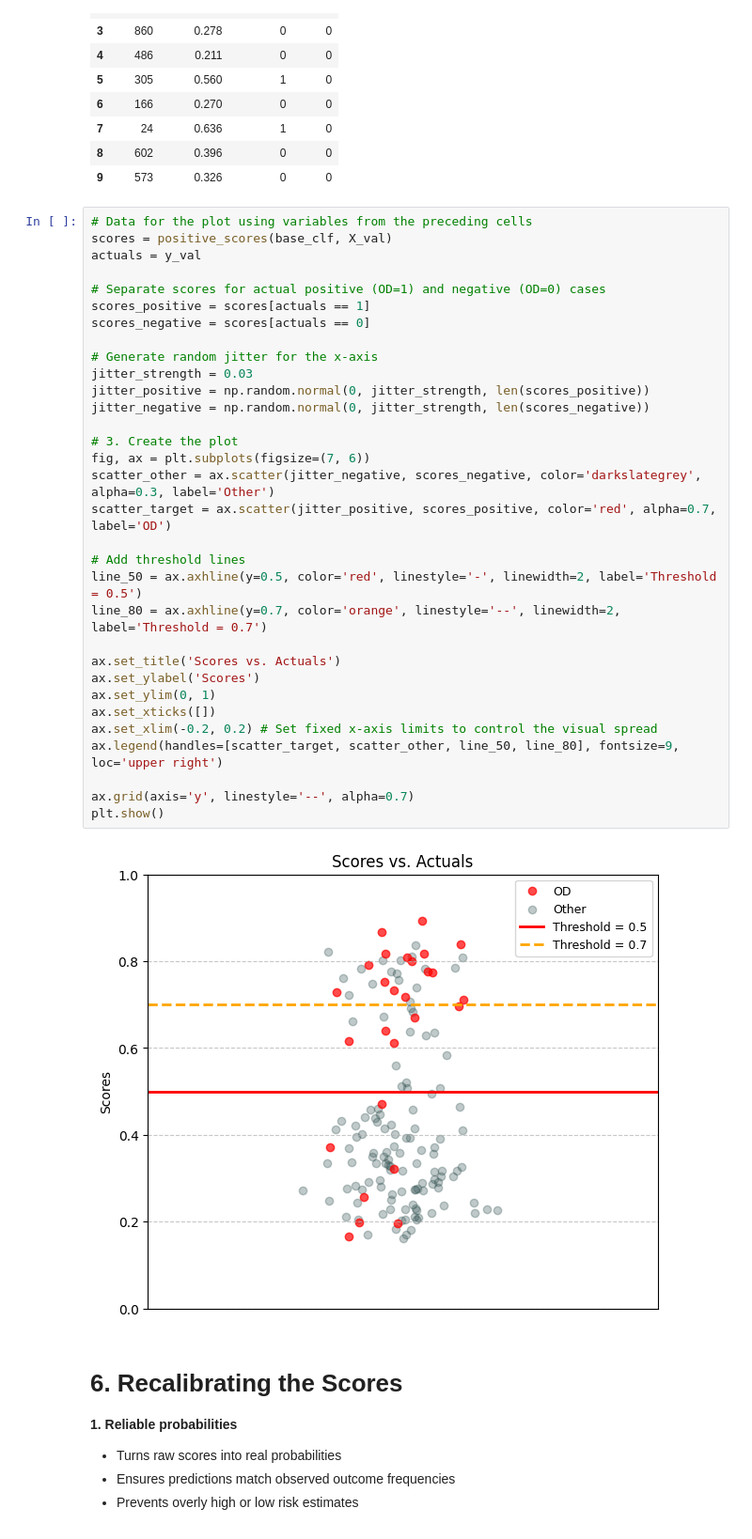
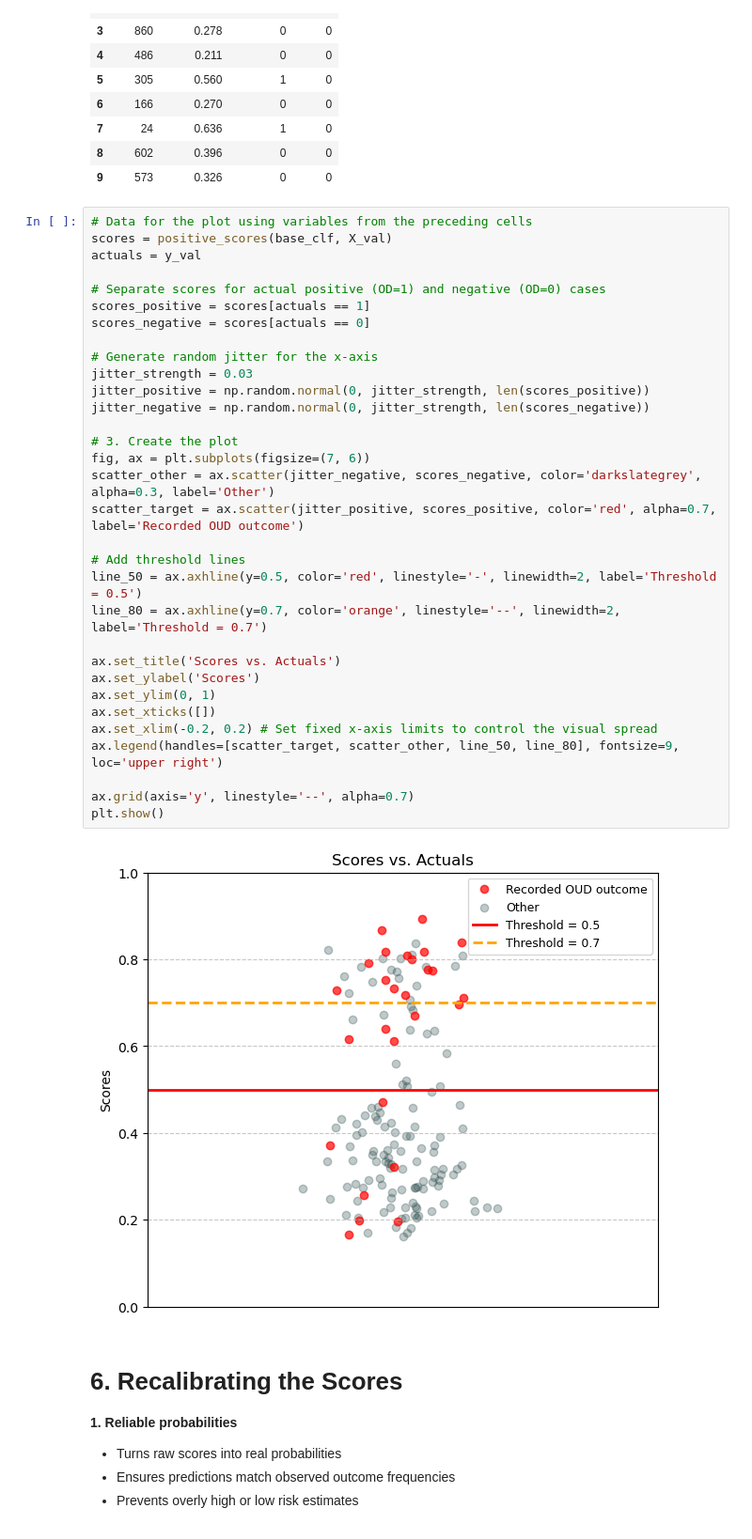
Before and after one commit to IE-ML-for-Healthcare/RAI_opioid_risk_prevention, a Jupyter notebook: ML4HL_OD_RAI_toolbox.ipynb, the cells around one changed output. Shown at 94% size. Cells and saved outputs as stored; diff of their text form.

```diff
--- a/ML4HL_OD_RAI_toolbox.ipynb
+++ b/ML4HL_OD_RAI_toolbox.ipynb
@@ -412,35 +412,35 @@ display(tbl5)
 scores = positive_scores(base_clf, X_val)
 actuals = y_val
 
 # Separate scores for actual positive (OD=1) and negative (OD=0) cases
 scores_positive = scores[actuals == 1]
 scores_negative = scores[actuals == 0]
 
 # Generate random jitter for the x-axis
 jitter_strength = 0.03
 jitter_positive = np.random.normal(0, jitter_strength, len(scores_positive))
 jitter_negative = np.random.normal(0, jitter_strength, len(scores_negative))
 
 # 3. Create the plot
 fig, ax = plt.subplots(figsize=(7, 6))
 scatter_other = ax.scatter(jitter_negative, scores_negative, color='darkslategrey', alpha=0.3, label='Other')
-scatter_target = ax.scatter(jitter_positive, scores_positive, color='red', alpha=0.7, label='OD')
+scatter_target = ax.scatter(jitter_positive, scores_positive, color='red', alpha=0.7, label='Recorded OUD outcome')
 
 # Add threshold lines
 line_50 = ax.axhline(y=0.5, color='red', linestyle='-', linewidth=2, label='Threshold = 0.5')
 line_80 = ax.axhline(y=0.7, color='orange', linestyle='--', linewidth=2, label='Threshold = 0.7')
 
 ax.set_title('Scores vs. Actuals')
 ax.set_ylabel('Scores')
 ax.set_ylim(0, 1)
 ax.set_xticks([])
 ax.set_xlim(-0.2, 0.2) # Set fixed x-axis limits to control the visual spread
 ax.legend(handles=[scatter_target, scatter_other, line_50, line_80], fontsize=9, loc='upper right')
 
 ax.grid(axis='y', linestyle='--', alpha=0.7)
 plt.show()
 # %% [output]
-[figure, old version]
+[figure, new version]
 # %% [markdown]
 # 6. Recalibrating the Scores
 
```
Also changed, not shown: parts of 3 cells of this notebook.
